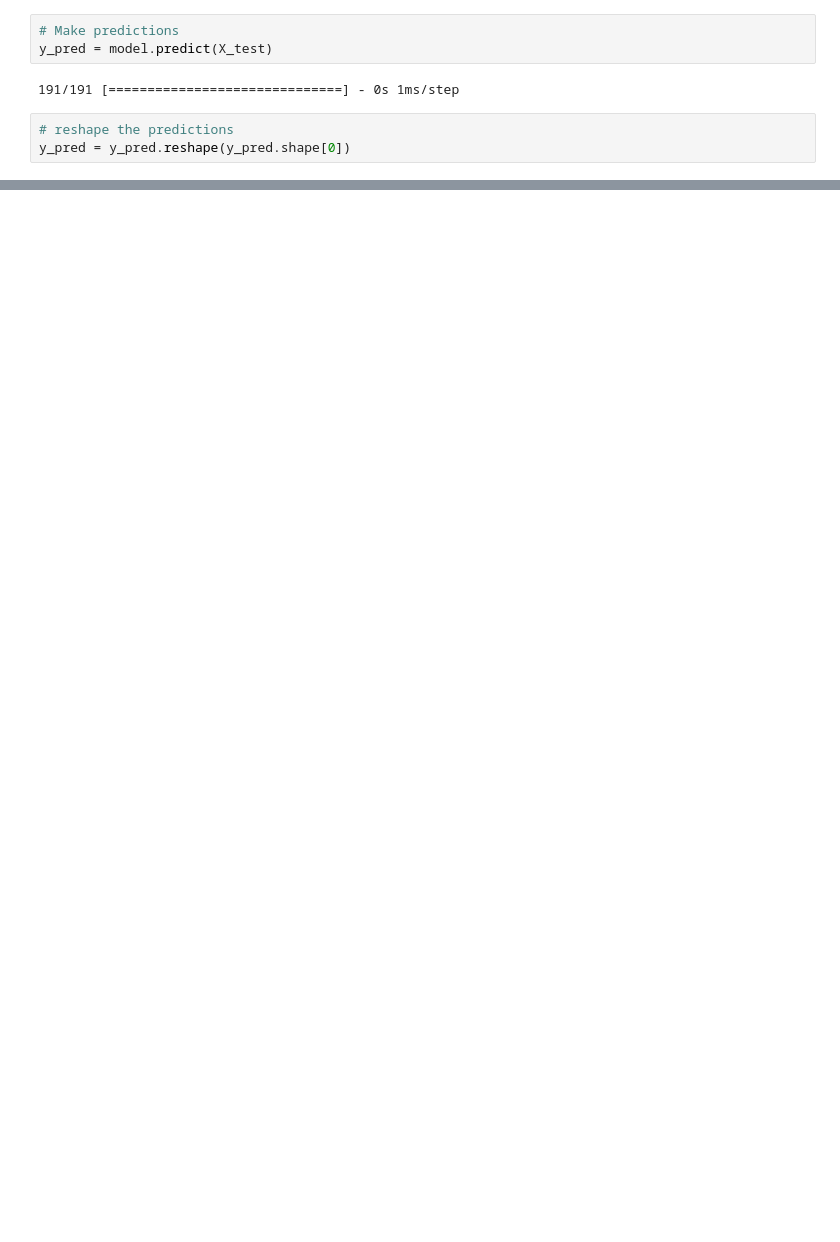
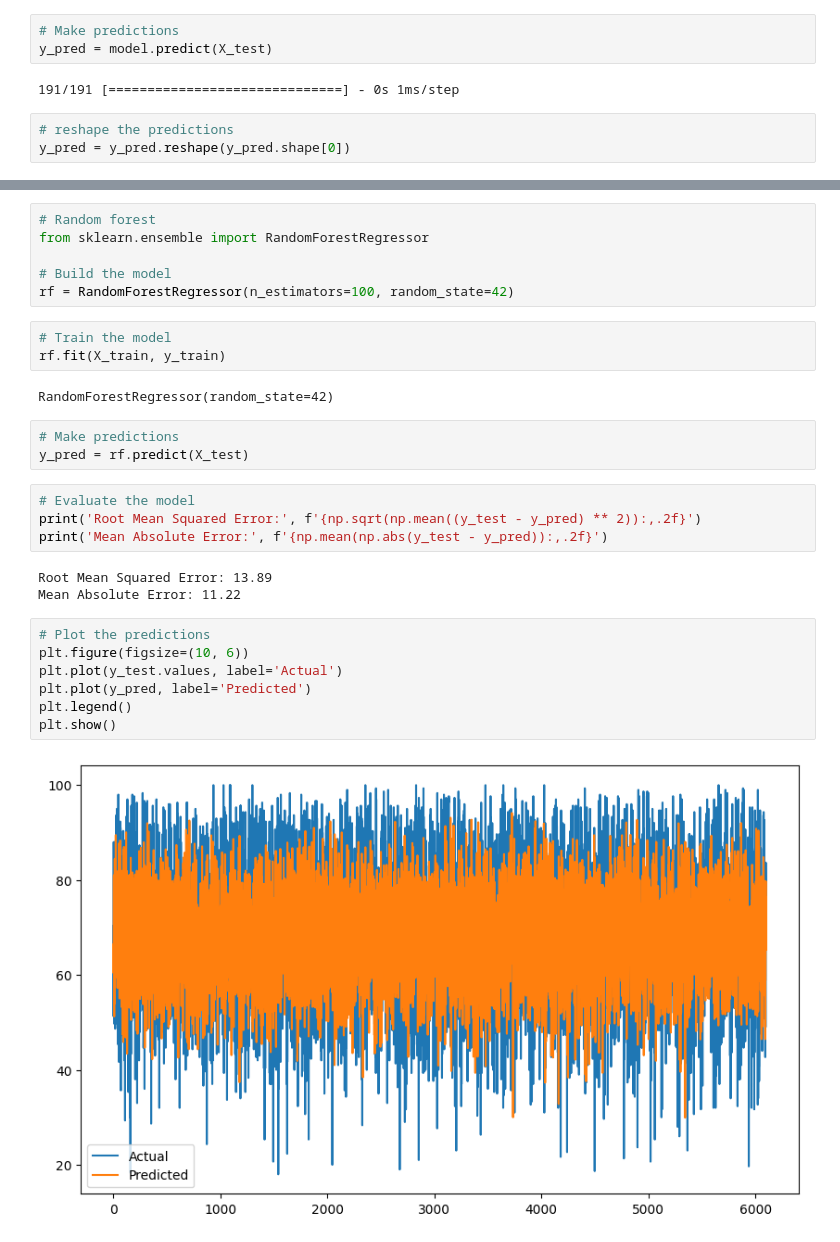
Before and after one commit to Ali-Pourgheysari/Data-science-Students-Performance-in-Exams, a Jupyter notebook: main.ipynb, the cells around one changed output, grey strips where cells are left out. Saved outputs shown, nothing was run; the diff lists cells and outputs as text; blank space fills up the shorter version.

```diff
--- a/main.ipynb
+++ b/main.ipynb
@@ -215,0 +234,30 @@ plt.show()
+# %%
+# Random forest
+from sklearn.ensemble import RandomForestRegressor
+
+# Build the model
+rf = RandomForestRegressor(n_estimators=100, random_state=42)
+# %%
+# Train the model
+rf.fit(X_train, y_train)
+# %% [output]
+RandomForestRegressor(random_state=42)
+# %%
+# Make predictions
+y_pred = rf.predict(X_test)
+# %%
+# Evaluate the model
+print('Root Mean Squared Error:', f'{np.sqrt(np.mean((y_test - y_pred) ** 2)):,.2f}')
+print('Mean Absolute Error:', f'{np.mean(np.abs(y_test - y_pred)):,.2f}')
+# %% [output]
+Root Mean Squared Error: 13.89
+Mean Absolute Error: 11.22
+# %%
+# Plot the predictions
+plt.figure(figsize=(10, 6))
+plt.plot(y_test.values, label='Actual')
+plt.plot(y_pred, label='Predicted')
+plt.legend()
+plt.show()
+# %% [output]
+[figure, added]
```
Also changed, not shown: parts of 13 cells of this notebook.
